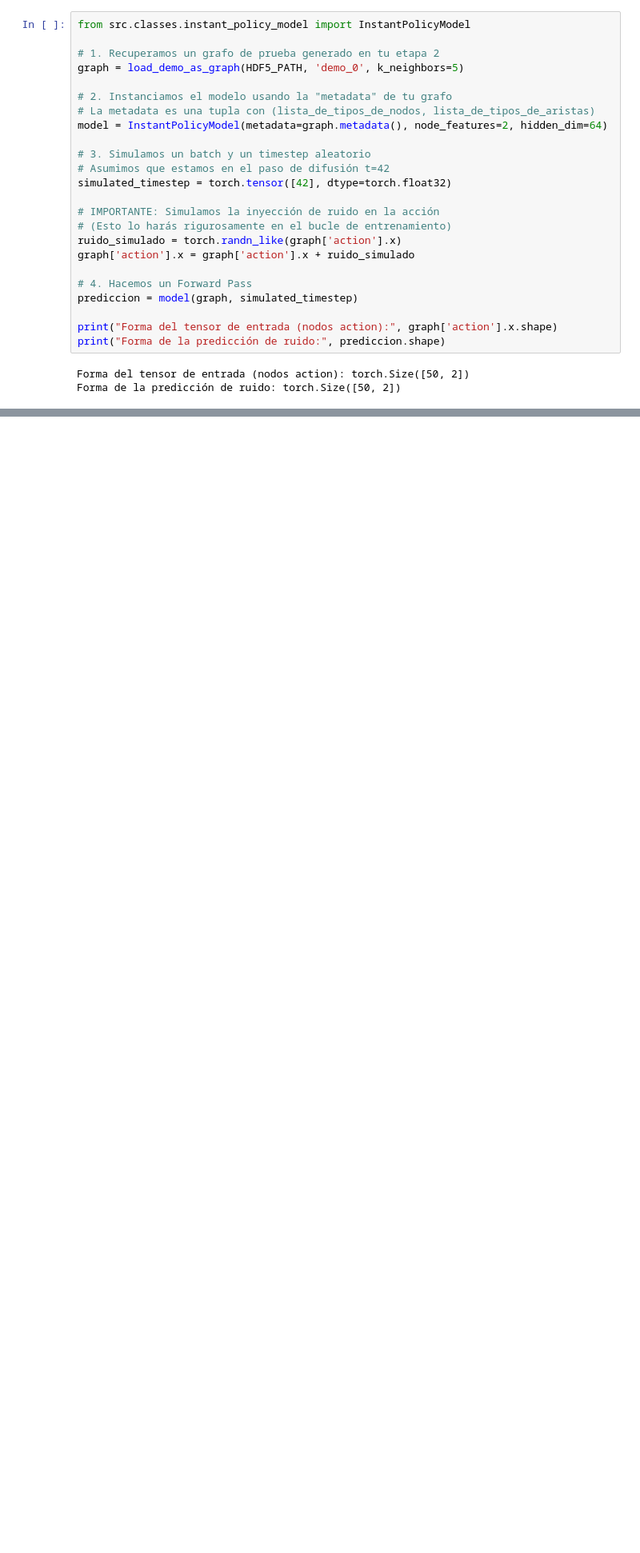
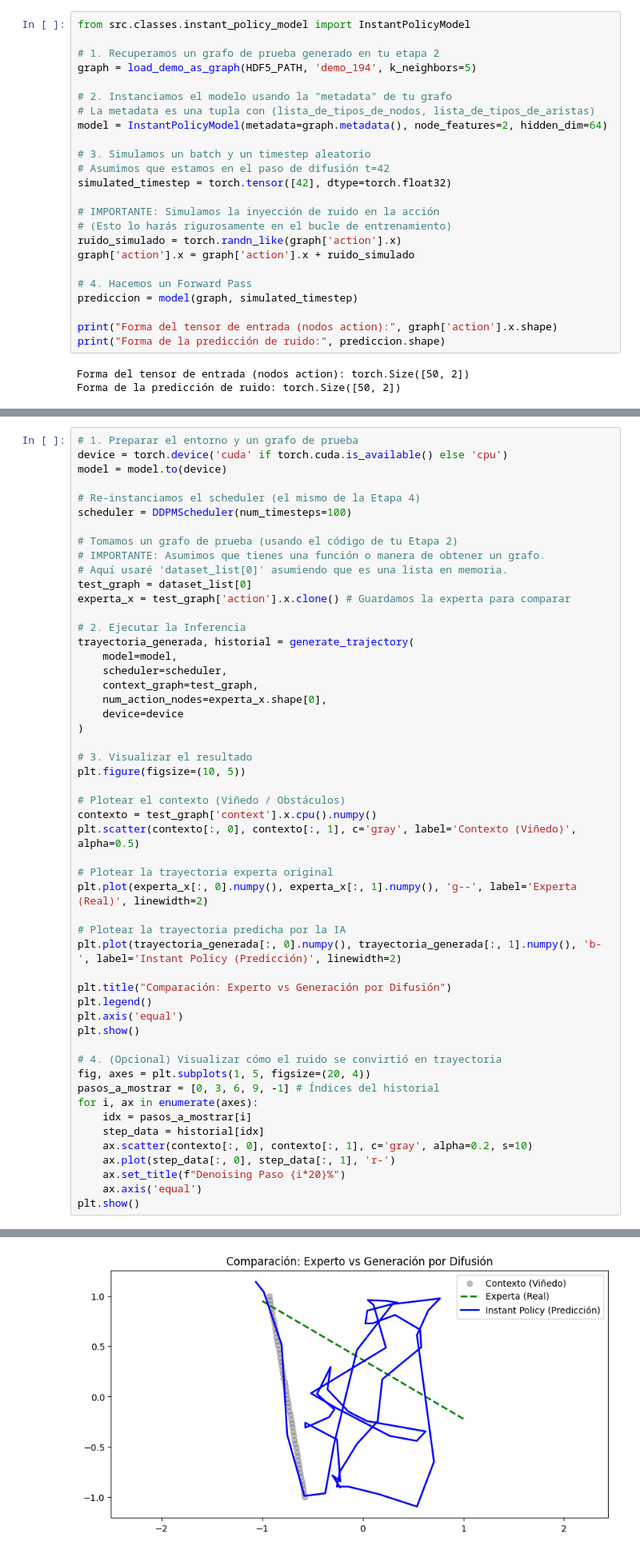
Before and after one commit to gabrielquiroga/trabajo-final-ceia, a Jupyter notebook: src/heterogeneous_graphs.ipynb, the cells around one changed output, grey strips where cells are left out. Shown at 80% size. Saved outputs shown, nothing was run; the diff lists cells and outputs as text; blank space fills up the shorter version.

Commit message:
Added model training and a first inference test

```diff
--- a/src/heterogeneous_graphs.ipynb
+++ b/src/heterogeneous_graphs.ipynb
@@ -236,7 +236,7 @@ This is a simple model instantiation to check that the dimensions match and tens
 from src.classes.instant_policy_model import InstantPolicyModel
 
 # 1. Recuperamos un grafo de prueba generado en tu etapa 2
-graph = load_demo_as_graph(HDF5_PATH, 'demo_0', k_neighbors=5)
+graph = load_demo_as_graph(HDF5_PATH, 'demo_194', k_neighbors=5)
 
 # 2. Instanciamos el modelo usando la "metadata" de tu grafo
 # La metadata es una tupla con (lista_de_tipos_de_nodos, lista_de_tipos_de_aristas)
@@ -261,0 +470,53 @@ Forma de la predicción de ruido: torch.Size([50, 2])
+# %%
+# 1. Preparar el entorno y un grafo de prueba
+device = torch.device('cuda' if torch.cuda.is_available() else 'cpu')
+model = model.to(device)
+
+# Re-instanciamos el scheduler (el mismo de la Etapa 4)
+scheduler = DDPMScheduler(num_timesteps=100)
+
+# Tomamos un grafo de prueba (usando el código de tu Etapa 2)
+# IMPORTANTE: Asumimos que tienes una función o manera de obtener un grafo.
+# Aquí usaré 'dataset_list[0]' asumiendo que es una lista en memoria.
+test_graph = dataset_list[0]
+experta_x = test_graph['action'].x.clone() # Guardamos la experta para comparar
+
+# 2. Ejecutar la Inferencia
+trayectoria_generada, historial = generate_trajectory(
+    model=model,
+    scheduler=scheduler,
+    context_graph=test_graph,
+    num_action_nodes=experta_x.shape[0],
+    device=device
+)
+
+# 3. Visualizar el resultado
+plt.figure(figsize=(10, 5))
+
+# Plotear el contexto (Viñedo / Obstáculos)
+contexto = test_graph['context'].x.cpu().numpy()
+plt.scatter(contexto[:, 0], contexto[:, 1], c='gray', label='Contexto (Viñedo)', alpha=0.5)
+
+# Plotear la trayectoria experta original
+plt.plot(experta_x[:, 0].numpy(), experta_x[:, 1].numpy(), 'g--', label='Experta (Real)', linewidth=2)
+
+# Plotear la trayectoria predicha por la IA
+plt.plot(trayectoria_generada[:, 0].numpy(), trayectoria_generada[:, 1].numpy(), 'b-', label='Instant Policy (Predicción)', linewidth=2)
+
+plt.title("Comparación: Experto vs Generación por Difusión")
+plt.legend()
+plt.axis('equal')
+plt.show()
+
+# 4. (Opcional) Visualizar cómo el ruido se convirtió en trayectoria
+fig, axes = plt.subplots(1, 5, figsize=(20, 4))
+pasos_a_mostrar = [0, 3, 6, 9, -1] # Índices del historial
+for i, ax in enumerate(axes):
+    idx = pasos_a_mostrar[i]
+    step_data = historial[idx]
+    ax.scatter(contexto[:, 0], contexto[:, 1], c='gray', alpha=0.2, s=10)
+    ax.plot(step_data[:, 0], step_data[:, 1], 'r-')
+    ax.set_title(f"Denoising Paso {i*20}%")
+    ax.axis('equal')
+plt.show()
+# %% [output]
@@ -261,0 +525 @@ Forma de la predicción de ruido: torch.Size([50, 2])
+[figure, added]
```
Also changed, not shown: parts of 8 cells of this notebook, 4 other files.
